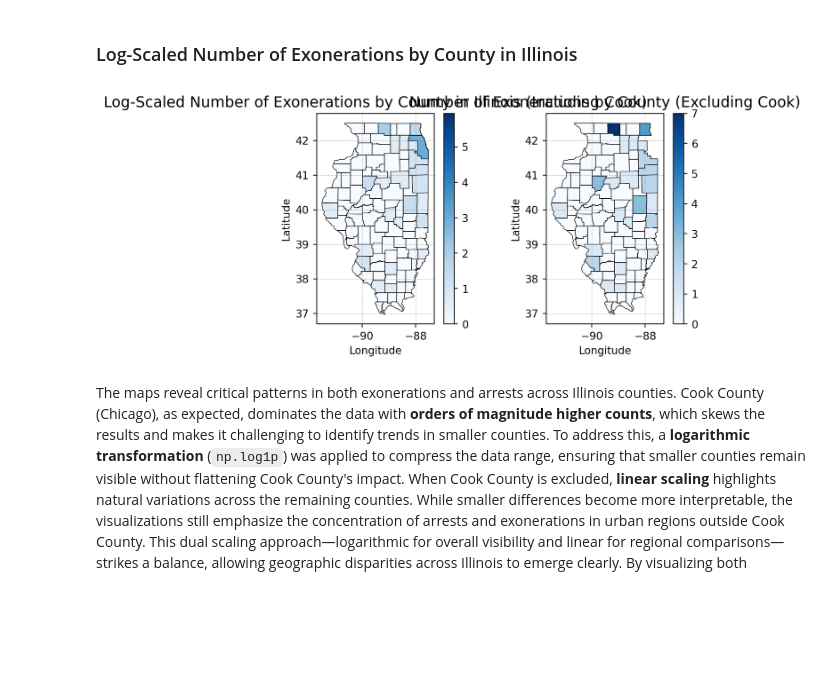
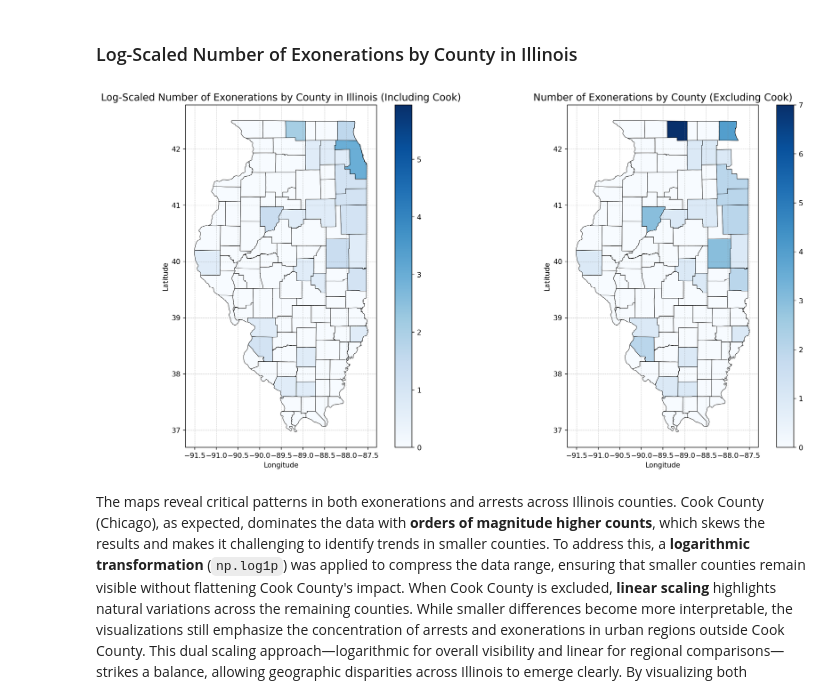
Before and after one commit to courtneyrgreen/chicago-misconduct-analysis, a Jupyter notebook: technical-details/eda/main.ipynb, the cells around one changed output. Saved outputs shown, nothing was run; the diff lists cells and outputs as text; code cells hidden in the pictures; blank space fills up the shorter version.

Commit message:
Fix map title syntax errors and shorten titles to fit 6in figsize

```diff
--- a/technical-details/eda/main.ipynb
+++ b/technical-details/eda/main.ipynb
@@ -871,41 +869,41 @@ For context, Chicago is located within Cook County.
 ### Log-Scaled Number of Exonerations by County in Illinois
 # %%
 # Creates side-by-side plots
-fig, axes = plt.subplots(1, 2, figsize=(6, 3.5), constrained_layout=True)
+fig, axes = plt.subplots(1, 2, figsize=(15, 7.5), constrained_layout=True)
 
 merged_counties.plot(
     column="log_num_exonerations",  # Use the log-transformed column
     cmap="Blues",
     linewidth=0.5,
     edgecolor="black",
     ax=axes[0],
     legend=True,
 )
 axes[0].set_title(
     "Log-Scaled Number of Exonerations by County in Illinois (Including Cook)",
     fontsize=14,
 )
 axes[0].set_xlabel("Longitude")
 axes[0].set_ylabel("Latitude")
 axes[0].grid(color="gray", linestyle="--", linewidth=0.5, alpha=0.5)
 
 # Plot the gradient map excluding Cook County, keeping linear scale
 filtered_counties.plot(
     column="num_exonerations",
     cmap="Blues",
     linewidth=0.5,
     edgecolor="black",
     ax=axes[1],
     legend=True,
 )
 axes[1].set_title("Number of Exonerations by County (Excluding Cook)", fontsize=14)
 axes[1].set_xlabel("Longitude")
 axes[1].set_ylabel("Latitude")
 axes[1].grid(color="gray", linestyle="--", linewidth=0.5, alpha=0.5)
 
 plt.show()
 # %% [output]
-[figure, old version]
+[figure, new version]
 # %% [markdown]
 The maps reveal critical patterns in both exonerations and arrests across Illinois counties. Cook County (Chicago), as expected, dominates the data with **orders of magnitude higher counts**, which skews the results and makes it challenging to identify trends in smaller counties. To address this, a **logarithmic transformation** (`np.log1p`) was applied to compress the data range, ensuring that smaller counties remain visible without flattening Cook County's impact. When Cook County is excluded, **linear scaling** highlights natural variations across the remaining counties. While smaller differences become more interpretable, the visualizations still emphasize the concentration of arrests and exonerations in urban regions outside Cook County. This dual scaling approach—logarithmic for overall visibility and linear for regional comparisons—strikes a balance, allowing geographic disparities across Illinois to emerge clearly.  By visualizing both exonerations and arrests, the maps underscore systemic trends: wrongful convictions are disproportionately concentrated in high-population areas, particularly urban hubs. At the same time, significant activity persists in smaller counties, reinforcing the need for statewide examination of these issues.
 # %% [markdown]
```
Also changed, not shown: parts of 7 cells of this notebook, 6 other files.
